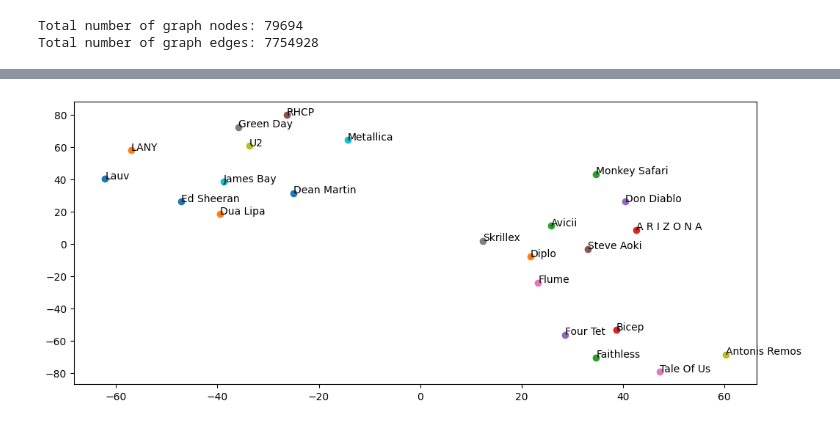
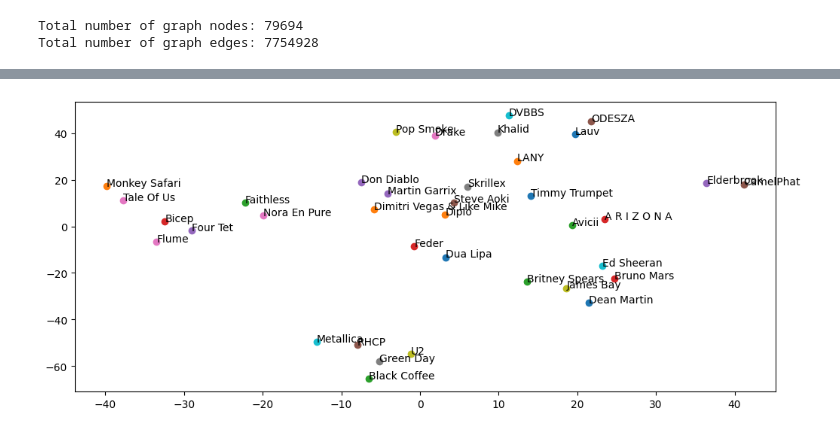
Before and after one commit to taslanidis/Music-Recommender, a Jupyter notebook: analyses/artist_embeddings.ipynb, the cells around one changed output, grey strips where cells are left out. Saved outputs shown, nothing was run; the diff lists cells and outputs as text; code cells hidden in the pictures.

Commit message:
new models

```diff
--- a/analyses/artist_embeddings.ipynb
+++ b/analyses/artist_embeddings.ipynb
@@ -24,6 +31,6 @@ df_db_tracks.head(2)
 # %%
 df_db_artists = pd.read_csv('../dataset/artists.csv')
-df_db_artists['genres'] = df_db_artists['genres'].apply(lambda x: x[1:-1].strip().replace("'", "").split(','))
+df_db_artists['genres'] = df_db_artists['genres'].apply(lambda x: convert_string_to_list(x))
 df_db_artists.tail(2)
 # %% [output]
 |  | id | followers | genres | name | popularity |
@@ -36,7 +43,9 @@ def get_genres_for_artists(id_artists: List[str]) -> List[str]:
     genres = []
     for artist_id in id_artists:
         genres += artist_information[artist_id]['genres'] if artist_id in artist_information.keys() else []
-    return list(set(genres))
+    genres = list(set(genres))
+    if '' in genres: genres.remove('')
+    return genres
 
 
 def get_popularity_for_artists(id_artists: List[str]) -> List[int]:
@@ -154,7 +163,7 @@ Total number of graph nodes: 79694
 Total number of graph edges: 7754928
 # %%
 # use random walks to train embeddings
-mdl = Word2Vec(walks, vector_size=8, window=2, min_count=0, sg=1, workers=4, epochs=10)
+mdl = Word2Vec(walks, vector_size=16, window=2, min_count=0, sg=1, workers=4, epochs=10)
 # %%
 input_node = '5JZ7CnR6gTvEMKX4g70Amv'
 for s in mdl.wv.most_similar(input_node, topn = 10):
@@ -195,39 +211,48 @@ interested_artists = {
     "RHCP": "0L8ExT028jH3ddEcZwqJJ5",
     "Flume": "6nxWCVXbOlEVRexSbLsTer",
     "Skrillex": "5he5w2lnU9x7JFhnwcekXX",
-    "Antonis Remos": "6s26Q38Zqc4hY3xe7jrEBG",
     "James Bay": "4EzkuveR9pLvDVFNx6foYD",
     "Ed Sheeran": "6eUKZXaKkcviH0Ku9w2n3V",
     "Dua Lipa": "6M2wZ9GZgrQXHCFfjv46we",
-    "Monkey Safari": "5zovXI5By2gUhdr7EByjLa"
+    "Monkey Safari": "5zovXI5By2gUhdr7EByjLa",
+    "Britney Spears": "26dSoYclwsYLMAKD3tpOr4",
+    "Bruno Mars": "0du5cEVh5yTK9QJze8zA0C",
+    "Martin Garrix": "60d24wfXkVzDSfLS6hyCjZ",
+    "CamelPhat": "240wlM8vDrf6S4zCyzGj2W",
+    "Drake": "3TVXtAsR1Inumwj472S9r4",
+    "Khalid": "6LuN9FCkKOj5PcnpouEgny",
+    "Pop Smoke": "0eDvMgVFoNV3TpwtrVCoTj",
+    "DVBBS": "5X4LWwbUFNzPkEas04uU82",
+    "Timmy Trumpet": "0CbeG1224FS58EUx4tPevZ",
+    "Dimitri Vegas & Like Mike": "73jBynjsVtofjRpdpRAJGk"
 }
 # %%
 from sklearn.manifold import TSNE
 import matplotlib.pyplot as plt
 
 tokens = []
 labels = []
 
 for name in interested_artists:
     labels.append(name)
     tokens.append(mdl.wv.get_vector(interested_artists[name]))
 
-tsne_model = TSNE(perplexity=5, n_components=2, init='pca', n_iter=2000, random_state=13)
+tsne_model = TSNE(perplexity=5, n_components=2, init='pca', n_iter=2000, random_state=13, metric='cosine')
 new_values = tsne_model.fit_transform(np.array(tokens))
 
 x = []
 y = []
 for value in new_values:
     x.append(value[0])
     y.append(value[1])
 
 fig, ax = plt.subplots(figsize=(12,5))
 for i in range(len(x)):
     ax.scatter(x[i], y[i])
 
 for i, txt in enumerate(labels):
     ax.annotate(txt, (x[i], y[i]))
 
 plt.show()
 # %% [output]
-[figure, old version]
+[figure, new version]
```
Also changed, not shown: parts of 25 cells of this notebook, 10 other files.
